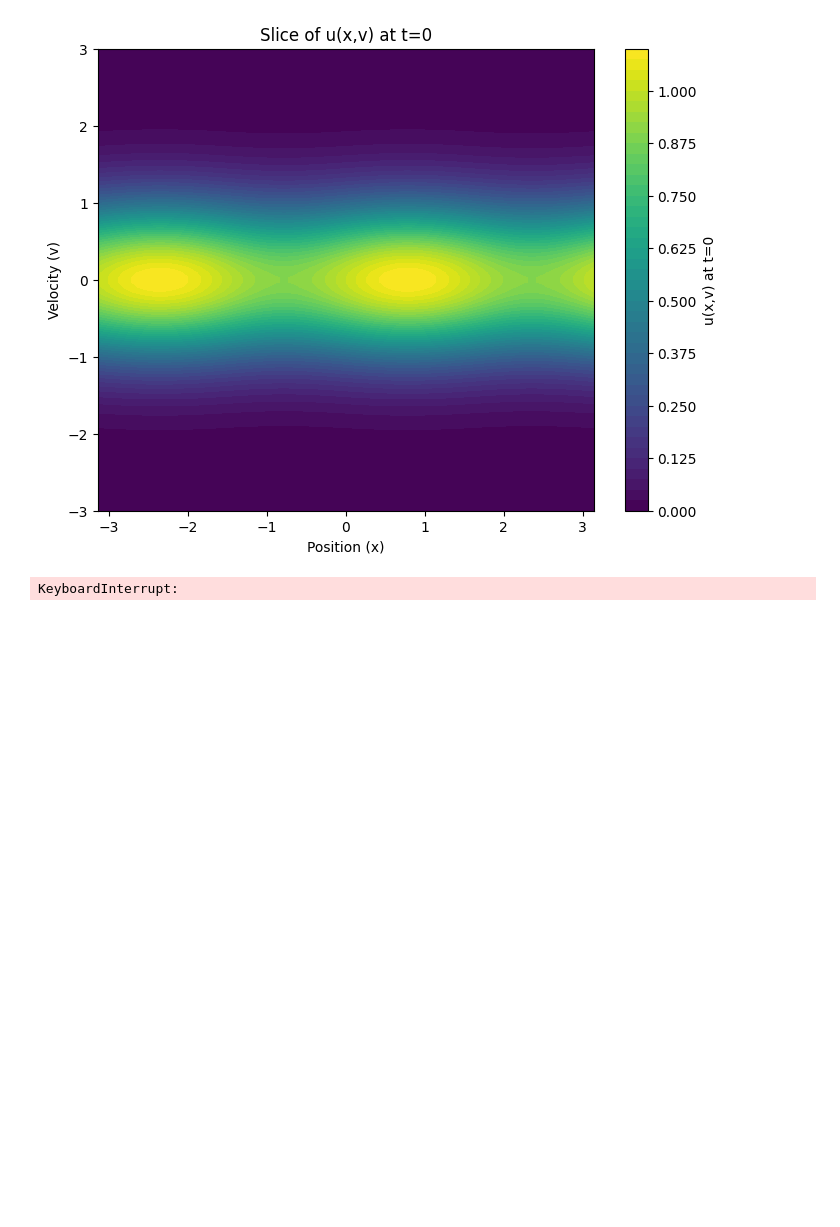
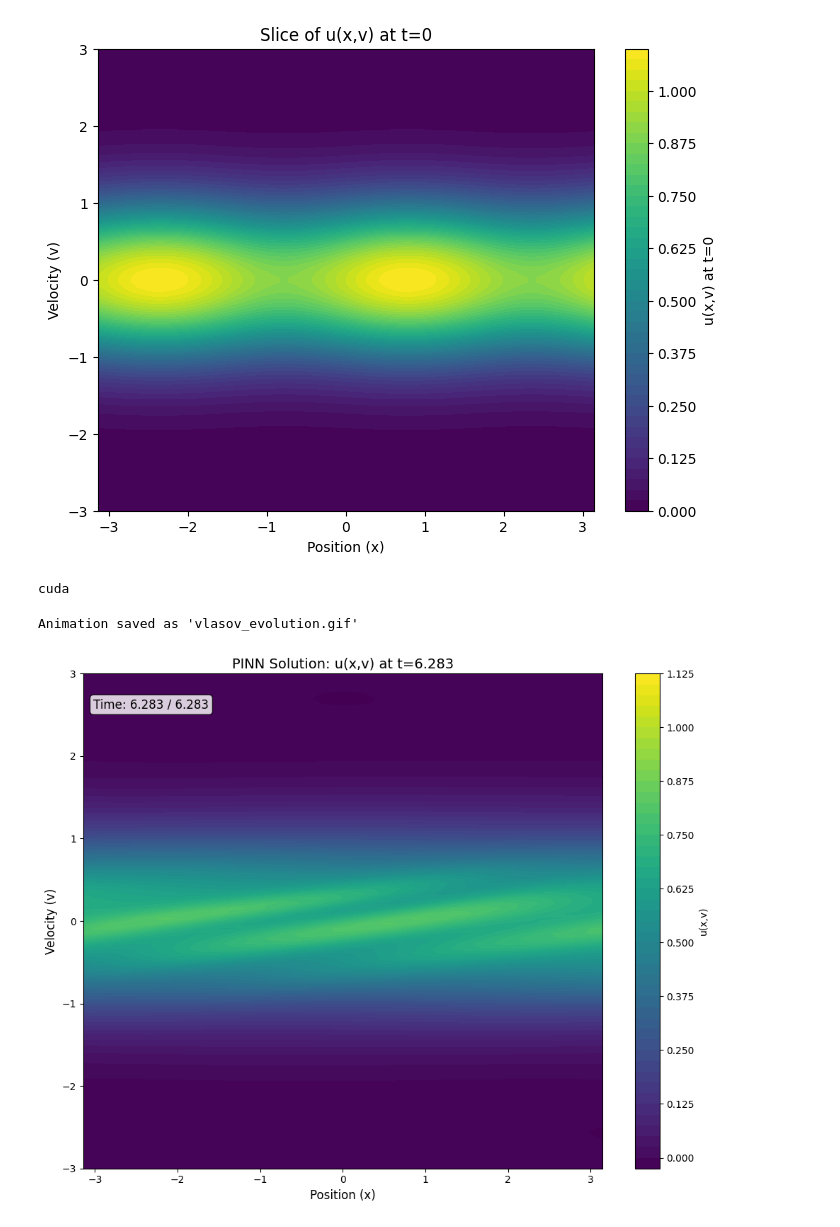
Before and after one commit to rtenacity/pinn-vlasov, a Jupyter notebook: free-streaming-collisionless.ipynb, the cells around one changed output. Cells and saved outputs as stored; diff of their text form; code cells hidden in the pictures; blank space fills up the shorter version.

```diff
--- a/free-streaming-collisionless.ipynb
+++ b/free-streaming-collisionless.ipynb
@@ -25,9 +25,12 @@ plt.title('Slice of u(x,v) at t=0')
 # %% [output]
 Text(0.5, 1.0, 'Slice of u(x,v) at t=0')
 [figure]
+# %%
+device = torch.device('cuda' if torch.cuda.is_available() else 'cpu')
+print(device)
+# %% [output]
+cuda
 # %%
-device = torch.device('cuda' if torch.cuda.is_available() else 'cpu')
-
 def init_weights(m):
     if isinstance(m, nn.Linear):
         torch.nn.init.xavier_uniform(m.weight)
@@ -100,5 +103,62 @@ for i in progress_bar:
         "ic": f"{last_loss[1]:.6f}",
         "bc": f"{last_loss[2]:.6f}",
     })
-# %% [output]
-KeyboardInterrupt:
+# %%
+from matplotlib.animation import FuncAnimation
+from IPython.display import HTML
+
+n_frames = 50
+t_frames = np.linspace(0, 2*np.pi, n_frames)
+
+x_anim = np.linspace(-np.pi, np.pi, 100)
+v_anim = np.linspace(-3, 3, 100)
+X_anim, V_anim = np.meshgrid(x_anim, v_anim)
+
+u_animation = []
+model.eval()
+with torch.no_grad():
+    for t_val in tqdm(t_frames, desc="Computing frames"):
+        X_flat = torch.tensor(X_anim.flatten(), dtype=torch.float32).view(-1, 1).to(device)
+        V_flat = torch.tensor(V_anim.flatten(), dtype=torch.float32).view(-1, 1).to(device)
+        T_flat = torch.full_like(X_flat, t_val).to(device)
+
+        u_pred = model(T_flat, X_flat, V_flat).cpu().numpy().reshape(X_anim.shape)
+        u_animation.append(u_pred)
+
+fig, ax = plt.subplots(figsize=(10, 8))
+
+# Initialize with first frame
+contour = ax.contourf(x_anim, v_anim, u_animation[0], levels=50, cmap='viridis')
+cbar = plt.colorbar(contour, ax=ax, label='u(x,v)')
+ax.set_xlabel('Position (x)', fontsize=12)
+ax.set_ylabel('Velocity (v)', fontsize=12)
+time_text = ax.text(0.02, 0.95, '', transform=ax.transAxes,
+                    fontsize=14, verticalalignment='top',
+                    bbox=dict(boxstyle='round', facecolor='white', alpha=0.8))
+
+def animate(frame):
+    ax.clear()
+
+    contour = ax.contourf(x_anim, v_anim, u_animation[frame],
+                          levels=50, cmap='viridis', vmin=0, vmax=1.5)
+
+    ax.set_xlabel('Position (x)', fontsize=12)
+    ax.set_ylabel('Velocity (v)', fontsize=12)
+    ax.set_title(f'PINN Solution: u(x,v) at t={t_frames[frame]:.3f}', fontsize=14)
+
+    time_text = ax.text(0.02, 0.95, f'Time: {t_frames[frame]:.3f} / {2*np.pi:.3f}',
+                       transform=ax.transAxes, fontsize=12, verticalalignment='top',
+                       bbox=dict(boxstyle='round', facecolor='white', alpha=0.8))
+
+    return contour,
+
+anim = FuncAnimation(fig, animate, frames=n_frames, interval=100, blit=False, repeat=True)
+
+anim.save('vlasov_evolution.gif', writer='pillow', fps=10, dpi=100)
+print("Animation saved as 'vlasov_evolution.gif'")
+
+plt.tight_layout()
+plt.show()
+# %% [output]
+Animation saved as 'vlasov_evolution.gif'
+[figure, added]
```
Also changed, not shown: parts of 1 cell of this notebook, 9 other files.
